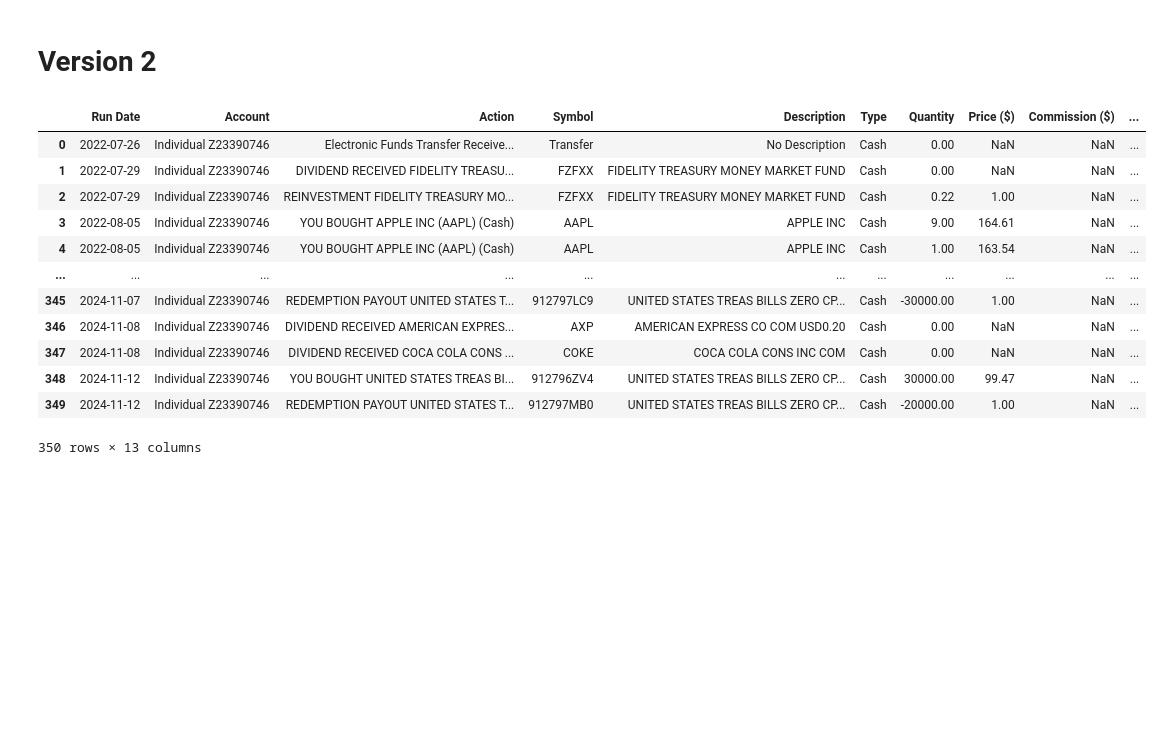
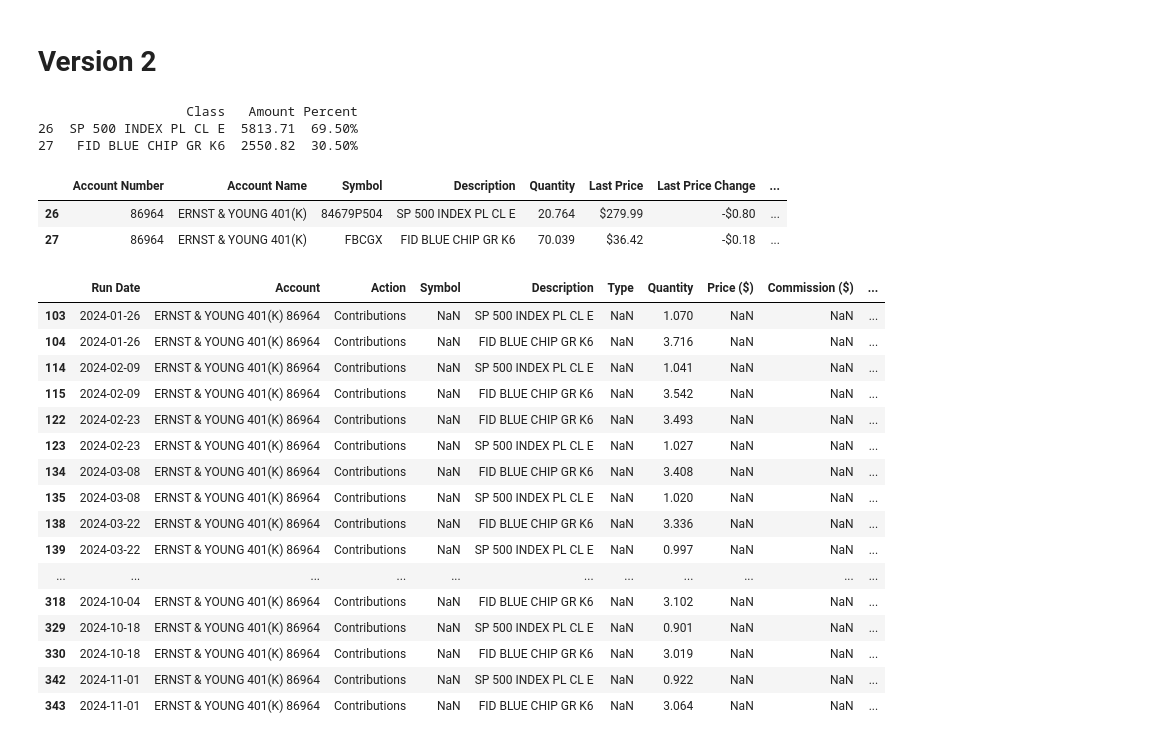
Before and after one commit to yifan-lee/fidelity-portfolio-tracker, a Jupyter notebook: code/test.ipynb, the cells around one changed output. Drawn from its saved outputs; the diff is of its cells as text; code cells hidden in the pictures; blank space fills up the shorter version.

Commit message:
Add pension account to show_inverstment_distribution function.

```diff
--- a/code/test.ipynb
+++ b/code/test.ipynb
@@ -161,19 +161,35 @@ current_portfolio = Portfolio(transactions=transactions, position=position, acco
 # %%
 account_symbol = 'pension'
 current_portfolio.set_current_account(account_symbol)
+# %%
+current_portfolio.show_investment_distribution(account_symbol)
+# %% [output]
+                   Class   Amount Percent
+26  SP 500 INDEX PL CL E  5813.71  69.50%
+27   FID BLUE CHIP GR K6  2550.82  30.50%
 # %%
-current_portfolio.transactions
+current_portfolio.current_position
 # %% [output]
-|  | Run Date | Account | Action | Symbol | Description | Type | Quantity | Price ($) | Commission ($) | ... |
-| 0 | 2022-07-26 | Individual Z23390746 | Electronic Funds Transfer Receive... | Transfer | No Description | Cash | 0.00 | NaN | NaN | ... |
-| 1 | 2022-07-29 | Individual Z23390746 | DIVIDEND RECEIVED FIDELITY TREASU... | FZFXX | FIDELITY TREASURY MONEY MARKET FUND | Cash | 0.00 | NaN | NaN | ... |
-| 2 | 2022-07-29 | Individual Z23390746 | REINVESTMENT FIDELITY TREASURY MO... | FZFXX | FIDELITY TREASURY MONEY MARKET FUND | Cash | 0.22 | 1.00 | NaN | ... |
-| 3 | 2022-08-05 | Individual Z23390746 | YOU BOUGHT APPLE INC (AAPL) (Cash) | AAPL | APPLE INC | Cash | 9.00 | 164.61 | NaN | ... |
-| 4 | 2022-08-05 | Individual Z23390746 | YOU BOUGHT APPLE INC (AAPL) (Cash) | AAPL | APPLE INC | Cash | 1.00 | 163.54 | NaN | ... |
-| ... | ... | ... | ... | ... | ... | ... | ... | ... | ... | ... |
-| 345 | 2024-11-07 | Individual Z23390746 | REDEMPTION PAYOUT UNITED STATES T... | 912797LC9 | UNITED STATES TREAS BILLS ZERO CP... | Cash | -30000.00 | 1.00 | NaN | ... |
-| 346 | 2024-11-08 | Individual Z23390746 | DIVIDEND RECEIVED AMERICAN EXPRES... | AXP | AMERICAN EXPRESS CO COM USD0.20 | Cash | 0.00 | NaN | NaN | ... |
-| 347 | 2024-11-08 | Individual Z23390746 | DIVIDEND RECEIVED COCA COLA CONS ... | COKE | COCA COLA CONS INC COM | Cash | 0.00 | NaN | NaN | ... |
-| 348 | 2024-11-12 | Individual Z23390746 | YOU BOUGHT UNITED STATES TREAS BI... | 912796ZV4 | UNITED STATES TREAS BILLS ZERO CP... | Cash | 30000.00 | 99.47 | NaN | ... |
-| 349 | 2024-11-12 | Individual Z23390746 | REDEMPTION PAYOUT UNITED STATES T... | 912797MB0 | UNITED STATES TREAS BILLS ZERO CP... | Cash | -20000.00 | 1.00 | NaN | ... |
+|  | Account Number | Account Name | Symbol | Description | Quantity | Last Price | Last Price Change | ... |
+| 26 | 86964 | ERNST & YOUNG 401(K) | 84679P504 | SP 500 INDEX PL CL E | 20.764 | $279.99 | -$0.80 | ... |
+| 27 | 86964 | ERNST & YOUNG 401(K) | FBCGX | FID BLUE CHIP GR K6 | 70.039 | $36.42 | -$0.18 | ... |
-350 rows × 13 columns
+# %%
+current_portfolio.current_transactions
+# %% [output]
+|  | Run Date | Account | Action | Symbol | Description | Type | Quantity | Price ($) | Commission ($) | ... |
+| 103 | 2024-01-26 | ERNST & YOUNG 401(K) 86964 | Contributions | NaN | SP 500 INDEX PL CL E | NaN | 1.070 | NaN | NaN | ... |
+| 104 | 2024-01-26 | ERNST & YOUNG 401(K) 86964 | Contributions | NaN | FID BLUE CHIP GR K6 | NaN | 3.716 | NaN | NaN | ... |
+| 114 | 2024-02-09 | ERNST & YOUNG 401(K) 86964 | Contributions | NaN | SP 500 INDEX PL CL E | NaN | 1.041 | NaN | NaN | ... |
+| 115 | 2024-02-09 | ERNST & YOUNG 401(K) 86964 | Contributions | NaN | FID BLUE CHIP GR K6 | NaN | 3.542 | NaN | NaN | ... |
+| 122 | 2024-02-23 | ERNST & YOUNG 401(K) 86964 | Contributions | NaN | FID BLUE CHIP GR K6 | NaN | 3.493 | NaN | NaN | ... |
+| 123 | 2024-02-23 | ERNST & YOUNG 401(K) 86964 | Contributions | NaN | SP 500 INDEX PL CL E | NaN | 1.027 | NaN | NaN | ... |
+| 134 | 2024-03-08 | ERNST & YOUNG 401(K) 86964 | Contributions | NaN | FID BLUE CHIP GR K6 | NaN | 3.408 | NaN | NaN | ... |
+| 135 | 2024-03-08 | ERNST & YOUNG 401(K) 86964 | Contributions | NaN | SP 500 INDEX PL CL E | NaN | 1.020 | NaN | NaN | ... |
+| 138 | 2024-03-22 | ERNST & YOUNG 401(K) 86964 | Contributions | NaN | FID BLUE CHIP GR K6 | NaN | 3.336 | NaN | NaN | ... |
+| 139 | 2024-03-22 | ERNST & YOUNG 401(K) 86964 | Contributions | NaN | SP 500 INDEX PL CL E | NaN | 0.997 | NaN | NaN | ... |
+| ... | ... | ... | ... | ... | ... | ... | ... | ... | ... | ... |
+| 318 | 2024-10-04 | ERNST & YOUNG 401(K) 86964 | Contributions | NaN | FID BLUE CHIP GR K6 | NaN | 3.102 | NaN | NaN | ... |
+| 329 | 2024-10-18 | ERNST & YOUNG 401(K) 86964 | Contributions | NaN | SP 500 INDEX PL CL E | NaN | 0.901 | NaN | NaN | ... |
+| 330 | 2024-10-18 | ERNST & YOUNG 401(K) 86964 | Contributions | NaN | FID BLUE CHIP GR K6 | NaN | 3.019 | NaN | NaN | ... |
+| 342 | 2024-11-01 | ERNST & YOUNG 401(K) 86964 | Contributions | NaN | SP 500 INDEX PL CL E | NaN | 0.922 | NaN | NaN | ... |
+| 343 | 2024-11-01 | ERNST & YOUNG 401(K) 86964 | Contributions | NaN | FID BLUE CHIP GR K6 | NaN | 3.064 | NaN | NaN | ... |
```
Also changed, not shown: 1 other file.
